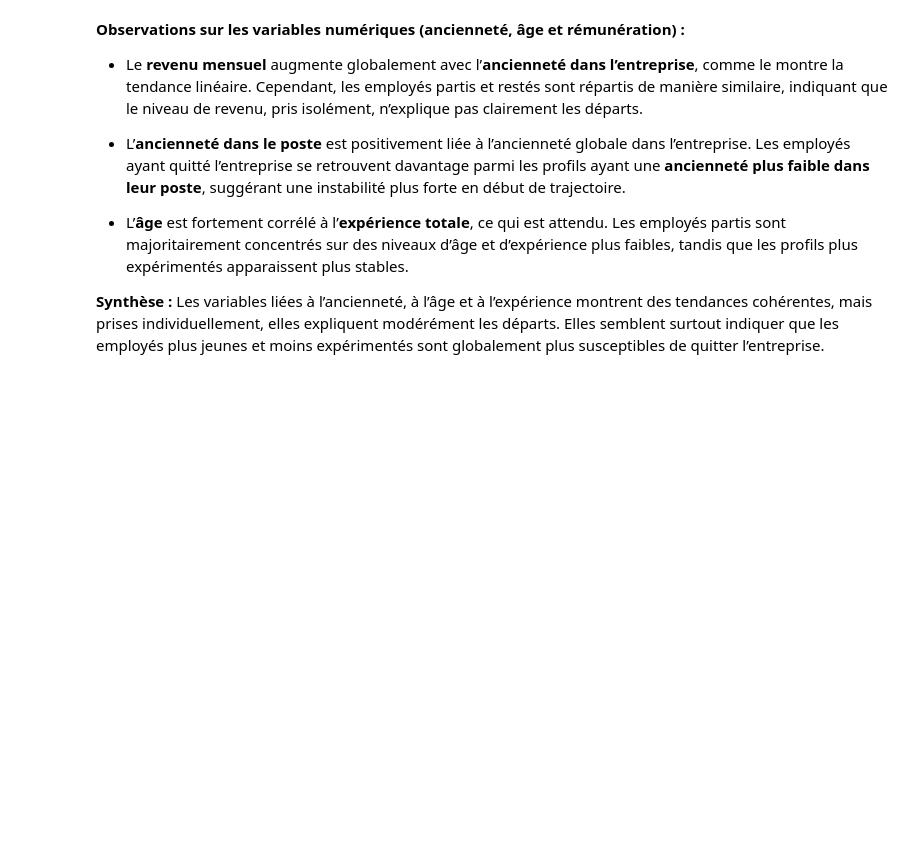
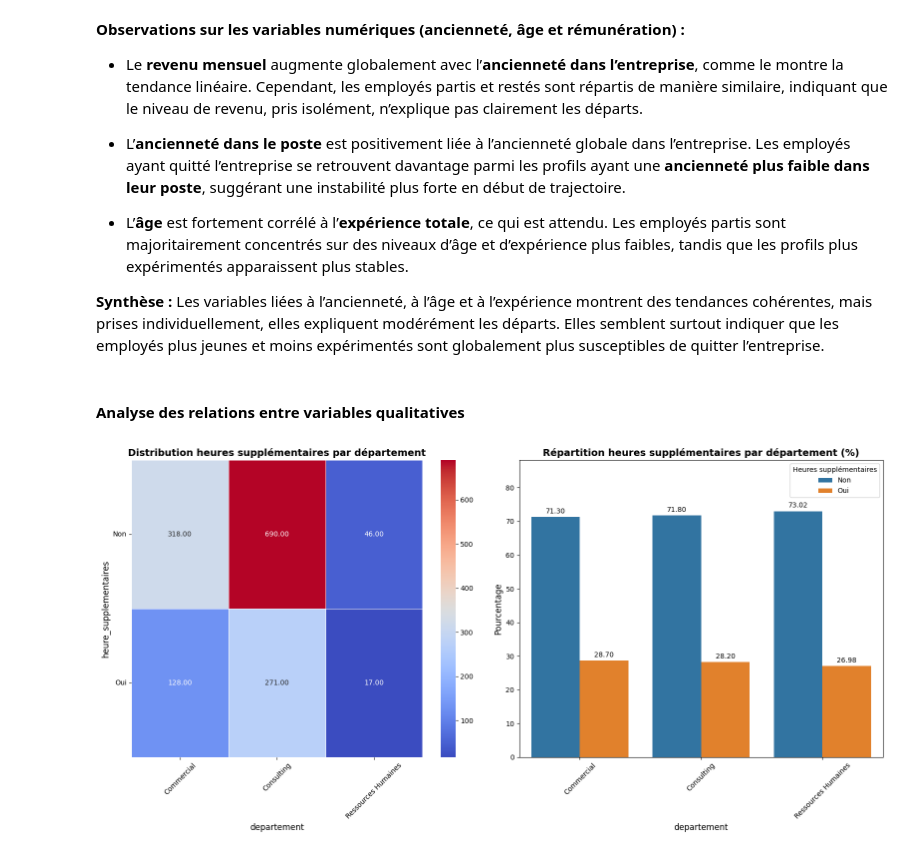
Before and after one commit to RaphaelRIVIERE/Projet-4-Classifiez-automatiquement-des-informations, a Jupyter notebook: 1_notebook.ipynb, the cells around one changed output. Drawn from its saved outputs; the diff is of its cells as text; code cells hidden in the pictures; blank space fills up the shorter version.

```diff
--- a/1_notebook.ipynb
+++ b/1_notebook.ipynb
@@ -1143,3 +1132,20 @@ plt.show()
 
 **Synthèse :**
 Les variables liées à l’ancienneté, à l’âge et à l’expérience montrent des tendances cohérentes, mais prises individuellement, elles expliquent modérément les départs. Elles semblent surtout indiquer que les employés plus jeunes et moins expérimentés sont globalement plus susceptibles de quitter l’entreprise.
+# %% [markdown]
+#### Analyse des relations entre variables qualitatives
+# %%
+fig, axes = plt.subplots(1,2, figsize=(16, 8))
+vi.plot_contingency_analysis(
+	df,
+	rows='heure_supplementaires',
+	cols='departement',
+	axes=axes,
+	heatmap_title="Distribution heures supplémentaires par département",
+	barplot_title="Répartition heures supplémentaires par département (%)",
+	legend_title="Heures supplémentaires"
+)
+plt.tight_layout()
+plt.show()
+# %% [output]
+[figure, added]
```
Also changed, not shown: parts of 17 cells of this notebook, 3 other files.
